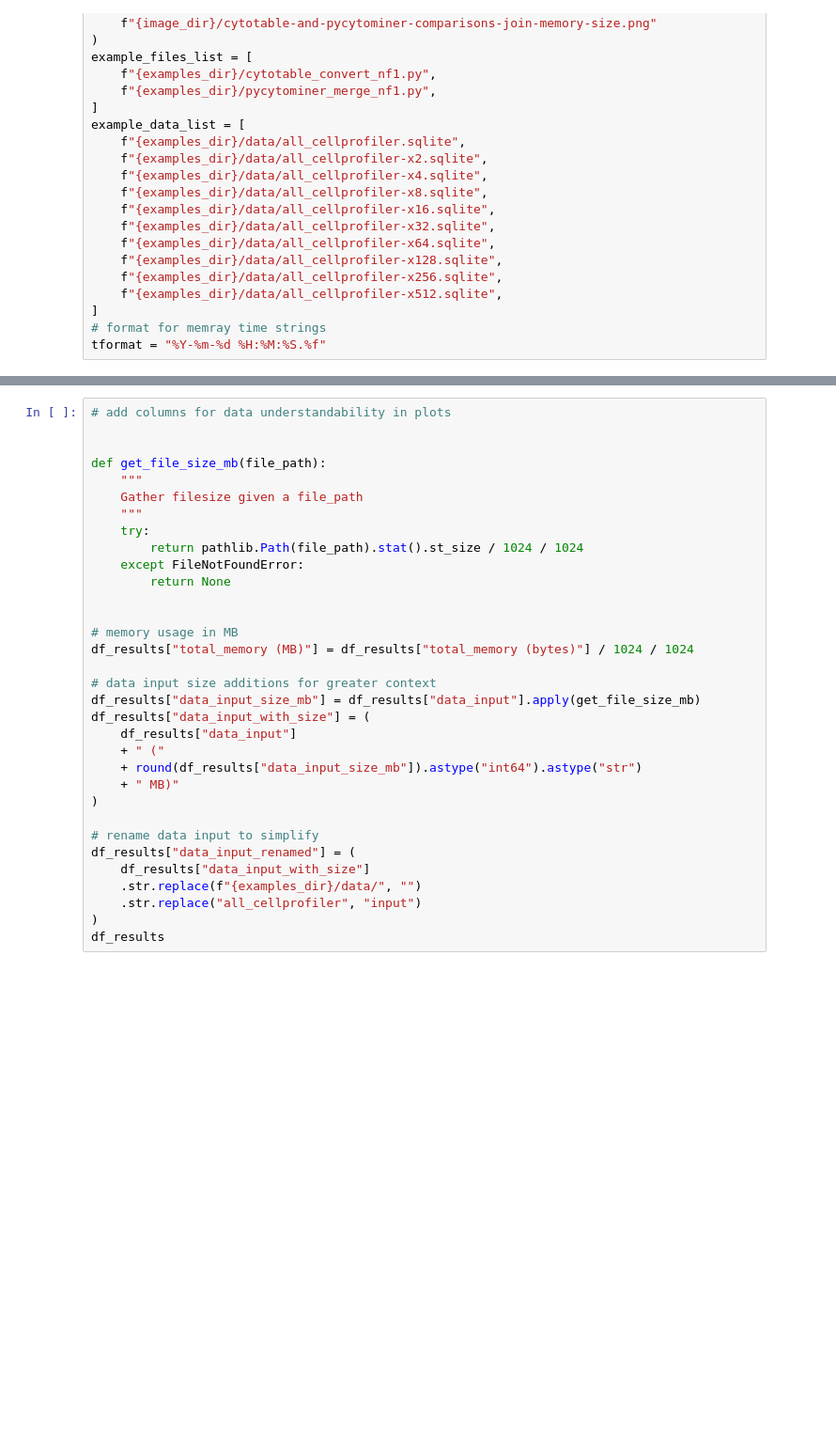
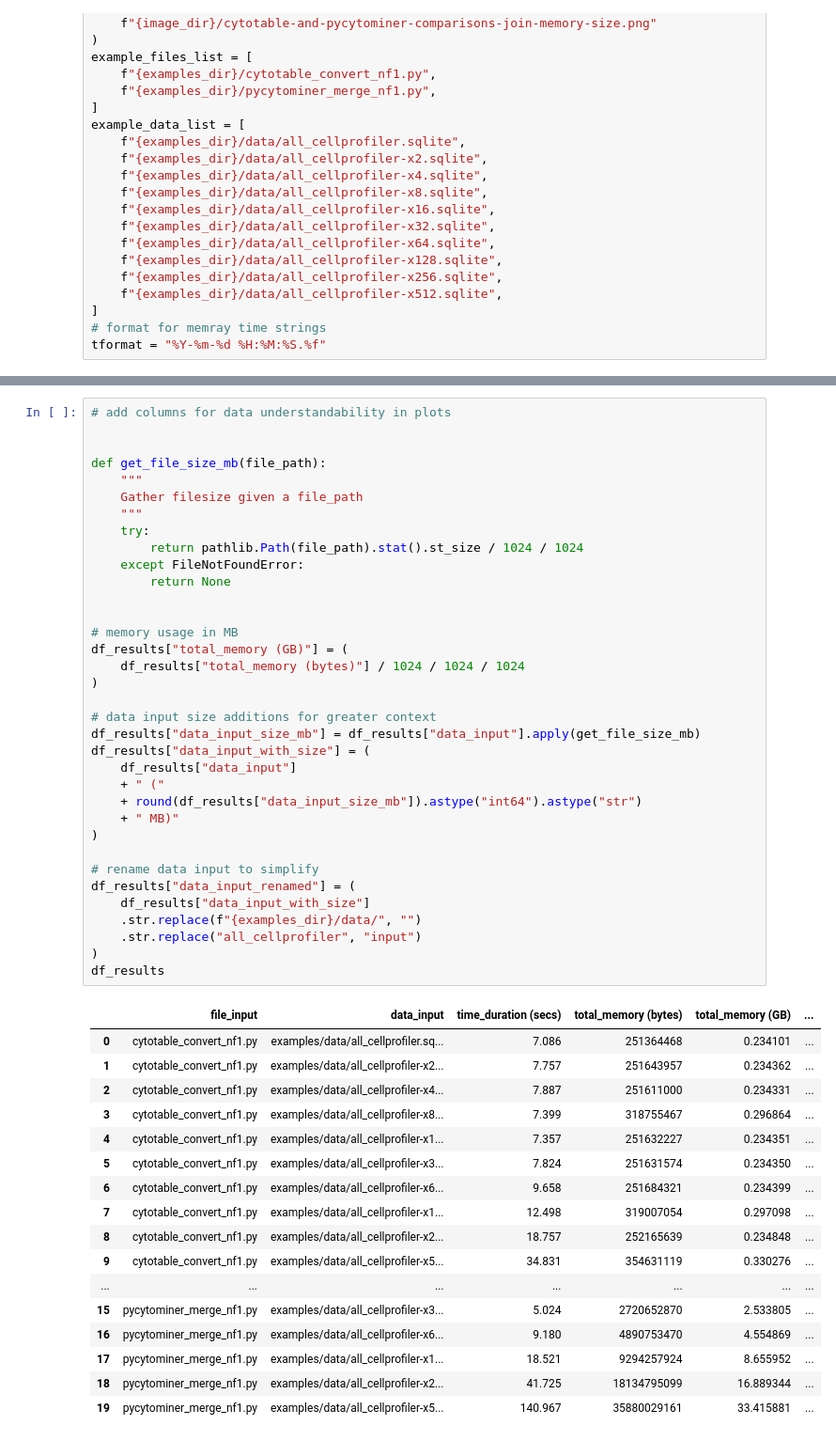
Before and after one commit to d33bs/CytoTable-benchmarks, a Jupyter notebook: notebooks/cytotable_and_pycytominer_analysis.ipynb, the cells around one changed output, grey strips where cells are left out. Shown at 94% size. Saved outputs shown, nothing was run; the diff lists cells and outputs as text; blank space fills up the shorter version.

```diff
--- a/notebooks/cytotable_and_pycytominer_analysis.ipynb
+++ b/notebooks/cytotable_and_pycytominer_analysis.ipynb
@@ -141,34 +159,54 @@ df_results
 
 
 def get_file_size_mb(file_path):
     """
     Gather filesize given a file_path
     """
     try:
         return pathlib.Path(file_path).stat().st_size / 1024 / 1024
     except FileNotFoundError:
         return None
 
 
 # memory usage in MB
-df_results["total_memory (MB)"] = df_results["total_memory (bytes)"] / 1024 / 1024
+df_results["total_memory (GB)"] = (
+    df_results["total_memory (bytes)"] / 1024 / 1024 / 1024
+)
 
 # data input size additions for greater context
 df_results["data_input_size_mb"] = df_results["data_input"].apply(get_file_size_mb)
 df_results["data_input_with_size"] = (
     df_results["data_input"]
     + " ("
     + round(df_results["data_input_size_mb"]).astype("int64").astype("str")
     + " MB)"
 )
 
 # rename data input to simplify
 df_results["data_input_renamed"] = (
     df_results["data_input_with_size"]
     .str.replace(f"{examples_dir}/data/", "")
     .str.replace("all_cellprofiler", "input")
 )
 df_results
+# %% [output]
+|  | file_input | data_input | time_duration (secs) | total_memory (bytes) | total_memory (GB) | ... |
+| 0 | cytotable_convert_nf1.py | examples/data/all_cellprofiler.sq... | 7.086 | 251364468 | 0.234101 | ... |
+| 1 | cytotable_convert_nf1.py | examples/data/all_cellprofiler-x2... | 7.757 | 251643957 | 0.234362 | ... |
+| 2 | cytotable_convert_nf1.py | examples/data/all_cellprofiler-x4... | 7.887 | 251611000 | 0.234331 | ... |
+| 3 | cytotable_convert_nf1.py | examples/data/all_cellprofiler-x8... | 7.399 | 318755467 | 0.296864 | ... |
+| 4 | cytotable_convert_nf1.py | examples/data/all_cellprofiler-x1... | 7.357 | 251632227 | 0.234351 | ... |
+| 5 | cytotable_convert_nf1.py | examples/data/all_cellprofiler-x3... | 7.824 | 251631574 | 0.234350 | ... |
+| 6 | cytotable_convert_nf1.py | examples/data/all_cellprofiler-x6... | 9.658 | 251684321 | 0.234399 | ... |
+| 7 | cytotable_convert_nf1.py | examples/data/all_cellprofiler-x1... | 12.498 | 319007054 | 0.297098 | ... |
+| 8 | cytotable_convert_nf1.py | examples/data/all_cellprofiler-x2... | 18.757 | 252165639 | 0.234848 | ... |
+| 9 | cytotable_convert_nf1.py | examples/data/all_cellprofiler-x5... | 34.831 | 354631119 | 0.330276 | ... |
+| ... | ... | ... | ... | ... | ... | ... |
+| 15 | pycytominer_merge_nf1.py | examples/data/all_cellprofiler-x3... | 5.024 | 2720652870 | 2.533805 | ... |
+| 16 | pycytominer_merge_nf1.py | examples/data/all_cellprofiler-x6... | 9.180 | 4890753470 | 4.554869 | ... |
+| 17 | pycytominer_merge_nf1.py | examples/data/all_cellprofiler-x1... | 18.521 | 9294257924 | 8.655952 | ... |
+| 18 | pycytominer_merge_nf1.py | examples/data/all_cellprofiler-x2... | 41.725 | 18134795099 | 16.889344 | ... |
+| 19 | pycytominer_merge_nf1.py | examples/data/all_cellprofiler-x5... | 140.967 | 35880029161 | 33.415881 | ... |
 # %%
 # build cols for split reference in the plot
 df_results["cytotable_time_duration (secs)"] = df_results[
```
Also changed, not shown: parts of 4 cells of this notebook, 5 other files.
